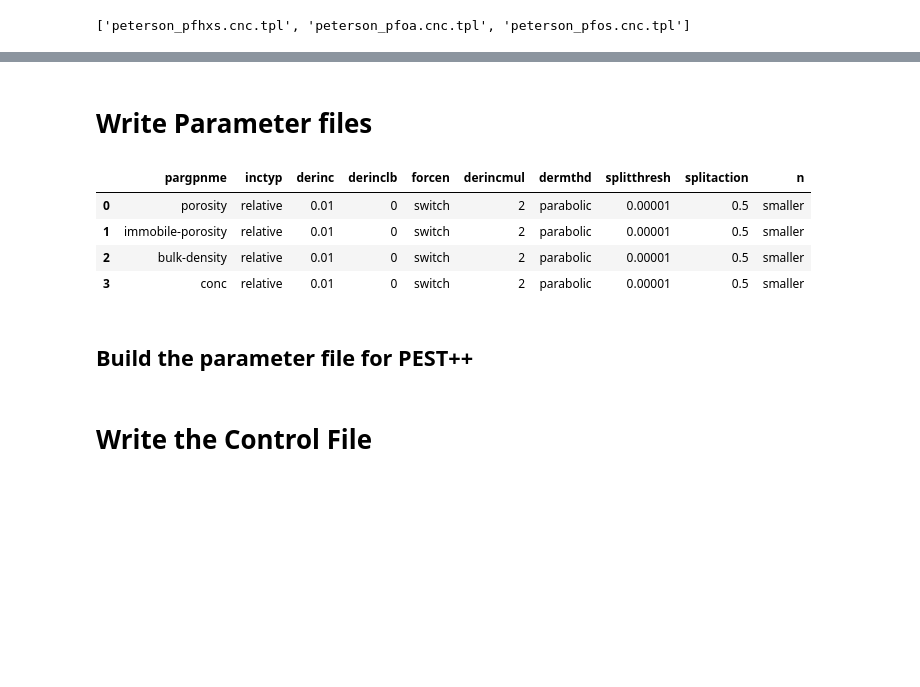
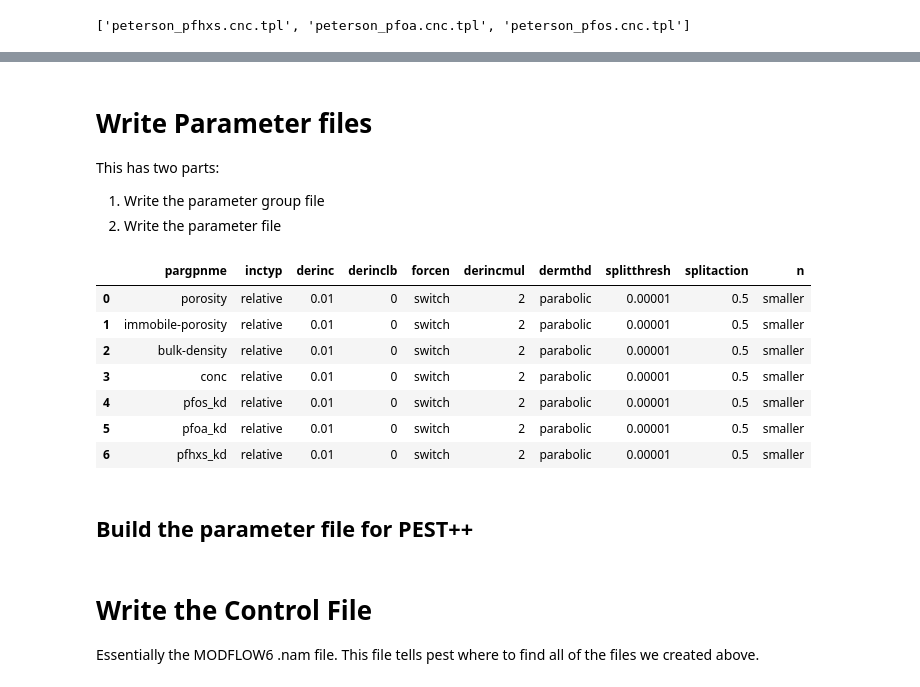
Before and after one commit to jackplogan33/peterson-modflow, a Jupyter notebook: notebooks/04-pest-setup.ipynb, the cells around one changed output, grey strips where cells are left out. Drawn from its saved outputs; the diff is of its cells as text; code cells hidden in the pictures; blank space fills up the shorter version.

Commit message:
PEST functionality complete, add calibration stats

```diff
--- a/notebooks/04-pest-setup.ipynb
+++ b/notebooks/04-pest-setup.ipynb
@@ -276,5 +278,9 @@ tpl_data.to_csv('../pest-template/peterson_tran.tplfile_data.csv', index=False)
 # %% [markdown]
 # Write Parameter files
+
+This has two parts:
+1. Write the parameter group file
+2. Write the parameter file
 # %%
 def build_param_group_df(param_groups, defaults):
     """
@@ -293,35 +299,38 @@ def build_param_group_df(param_groups, defaults):
     data = []
     for group in param_groups:
         row = {'pargpnme': group}
-        row.update({key: val[0] for key, val in defaults.items()})
+        row.update({key: val for key, val in defaults.items()})
         data.append(row)
 
     return pd.DataFrame(data)
 # %%
 # Parameter groups
-param_groups = ['porosity', 'immobile-porosity', 'bulk-density', 'conc']
+param_groups = ['porosity','immobile-porosity','bulk-density','conc', 'pfos_kd','pfoa_kd','pfhxs_kd']
 
 # Shared default values
 defaults = {
-    'inctyp': ['relative'],
-    'derinc': [0.01],
-    'derinclb': [0],
-    'forcen': ['switch'],
-    'derincmul': [2],
-    'dermthd': ['parabolic'],
-    'splitthresh': [0.00001],
-    'splitaction': [0.5],
-    'n': ['smaller']
+    'inctyp': 'relative',
+    'derinc': 0.01,
+    'derinclb': 0,
+    'forcen': 'switch',
+    'derincmul': 2,
+    'dermthd': 'parabolic',
+    'splitthresh': 0.00001,
+    'splitaction': 0.5,
+    'n': 'smaller'
 }
 
 # Build the DataFrame
 pargp_df = build_param_group_df(param_groups, defaults)
 pargp_df
 # %% [output]
 |  | pargpnme | inctyp | derinc | derinclb | forcen | derincmul | dermthd | splitthresh | splitaction | n |
 | 0 | porosity | relative | 0.01 | 0 | switch | 2 | parabolic | 0.00001 | 0.5 | smaller |
 | 1 | immobile-porosity | relative | 0.01 | 0 | switch | 2 | parabolic | 0.00001 | 0.5 | smaller |
 | 2 | bulk-density | relative | 0.01 | 0 | switch | 2 | parabolic | 0.00001 | 0.5 | smaller |
 | 3 | conc | relative | 0.01 | 0 | switch | 2 | parabolic | 0.00001 | 0.5 | smaller |
+| 4 | pfos_kd | relative | 0.01 | 0 | switch | 2 | parabolic | 0.00001 | 0.5 | smaller |
+| 5 | pfoa_kd | relative | 0.01 | 0 | switch | 2 | parabolic | 0.00001 | 0.5 | smaller |
+| 6 | pfhxs_kd | relative | 0.01 | 0 | switch | 2 | parabolic | 0.00001 | 0.5 | smaller |
 # %%
 # Save the DataFrame to a CSV file
@@ -427,2 +436,4 @@ param_df.to_csv('../pest-template/peterson_tran.par_data.csv', index=False)
 # %% [markdown]
 # Write the Control File
+
+Essentially the MODFLOW6 .nam file. This file tells pest where to find all of the files we created above.
```
Also changed, not shown: parts of 21 cells of this notebook, 3 other files.
